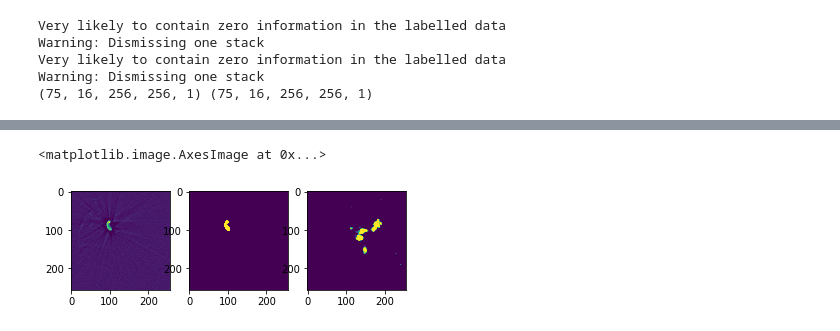
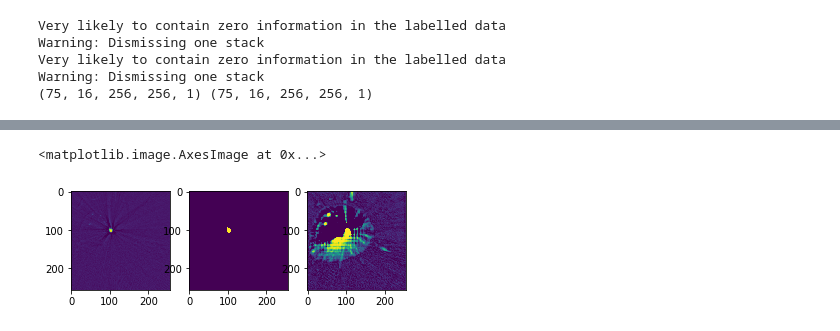
Before and after one commit to Yao-Yuan/MIP, a Jupyter notebook: 3dnet/index.ipynb, the cells around one changed output, grey strips where cells are left out. Drawn from its saved outputs; the diff is of its cells as text; code cells hidden in the pictures.

```diff
--- a/3dnet/index.ipynb
+++ b/3dnet/index.ipynb
@@ -53,5 +59,5 @@ Warning: Dismissing one stack
 # %%
-model, prediction = model_3d.conv_net(n_slices = n_slices, depth = 3)
+model, prediction = model_3d.conv_net(activation_type = "tanh", n_slices = n_slices, depth = 3)
 # %%
 model.summary()
 # %% [output]
@@ -82,7 +88,7 @@ SVG(model_to_dot(model).create(prog='dot', format='svg'))
 # %% [output]
 [drawing not drawn]
 # %%
-model.compile(loss=model_3d.dice_coef_loss, optimizer='adam', metrics=[model_3d.dice_coef])
+model.compile(loss=model_3d.dice_coef_loss, optimizer='adam', metrics=['acc'])
 # %%
 #train_seq = image_mask_sequence('data/train', batch_size=10, size=256)
 batch_size = 2
@@ -93,5 +99,5 @@ x_train, x_test, y_train, y_test = train_test_split(x_list, y_list, test_size =
 # %%
 #Will take a long time
 history = model.fit(x_train, y_train, validation_data=(x_test, y_test), batch_size = batch_size,
-                    epochs=5, verbose=2, shuffle=True)
+                    epochs=3, verbose=1, shuffle=True)
 # %% [output]
@@ -119,16 +121,16 @@ plt.show()
 # %%
-predictions = model.predict(x_list[40].reshape(1,16,256,256,1), steps=1)
+predictions = model.predict(x_list[0].reshape(1,16,256,256,1), steps=1)
 # %%
 #Show original, mask, prediction
 show = plt.figure()
 show.add_subplot(1,3,1)
 #plt.imshow(x_list[0][66])
-plt.imshow(x_list[1][5].reshape(256,256))
+plt.imshow(x_list[0][15].reshape(256,256))
 
 show.add_subplot(1,3,2)
-plt.imshow(y_list[1][5].reshape(256,256))
+plt.imshow(y_list[0][15].reshape(256,256))
 show.add_subplot(1,3,3)
-plt.imshow(predictions[0][5].reshape(256,256))
+plt.imshow(predictions[0][15].reshape(256,256))
 # %% [output]
 <matplotlib.image.AxesImage at 0x...>
-[figure, old version]
+[figure, new version]
```
Also changed, not shown: parts of 5 cells of this notebook, 2 other files.
